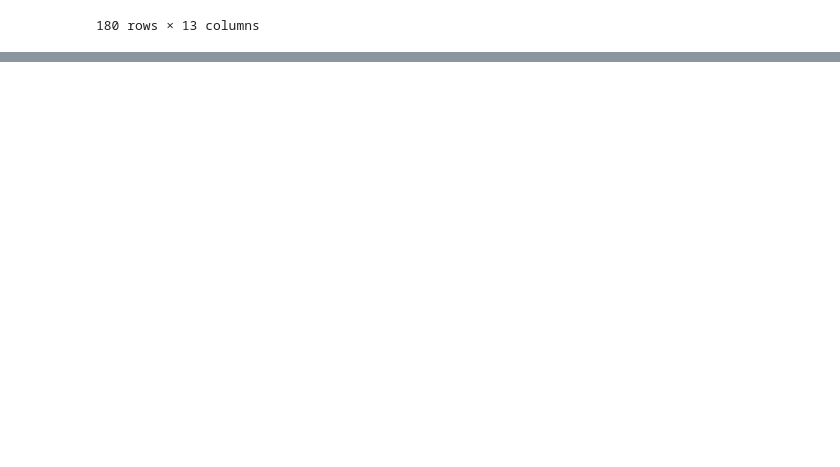
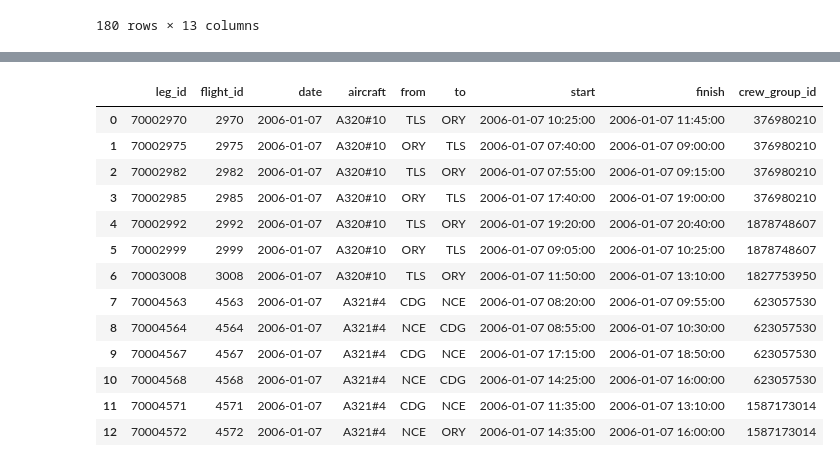
Before and after one commit to Naunn/QPoland-Hackathon-24, a Jupyter notebook: code/ILP.ipynb, the cells around one changed output, grey strips where cells are left out. Cells and saved outputs as stored; diff of their text form; code cells hidden in the pictures; blank space fills up the shorter version.

```diff
--- a/code/ILP.ipynb
+++ b/code/ILP.ipynb
@@ -189,0 +201,65 @@ np.float64(0.0)
+# %%
+# find values
+start = []
+leg_id = []
+for leg in results.columns:
+    start.append(
+        pd.to_datetime(
+            results[leg]
+            .dropna()
+            .drop_duplicates()
+            .index.strftime("%Y-%m-%d %H:%M:%S")
+            .tolist()[0]
+        )
+    )
+    leg_id.append(leg)
+
+new_schedule = pd.DataFrame({"leg_id": leg_id, "start": start})
+new_schedule["date"] = new_schedule["start"].dt.strftime("%Y-%m-%d")
+new_schedule = pd.merge(
+    new_schedule,
+    flights.loc[:, ["leg_id", "flight_id", "aircraft", "from", "to", "crew_group_id"]],
+    how="left",
+    on="leg_id",
+)
+
+new_schedule = (
+    pd.merge(
+        new_schedule,
+        routes.loc[:, ["from", "to", "distance"]],
+        how="left",
+    )
+    .assign(finish=lambda x: x.start + pd.to_timedelta(x.distance, unit="minutes"))
+    .drop("distance", axis=1)
+    .loc[
+        :,
+        [
+            "leg_id",
+            "flight_id",
+            "date",
+            "aircraft",
+            "from",
+            "to",
+            "start",
+            "finish",
+            "crew_group_id",
+        ],
+    ]
+)
+
+new_schedule
+# %% [output]
+|  | leg_id | flight_id | date | aircraft | from | to | start | finish | crew_group_id |
+| 0 | 70002970 | 2970 | 2006-01-07 | A320#10 | TLS | ORY | 2006-01-07 10:25:00 | 2006-01-07 11:45:00 | 376980210 |
+| 1 | 70002975 | 2975 | 2006-01-07 | A320#10 | ORY | TLS | 2006-01-07 07:40:00 | 2006-01-07 09:00:00 | 376980210 |
+| 2 | 70002982 | 2982 | 2006-01-07 | A320#10 | TLS | ORY | 2006-01-07 07:55:00 | 2006-01-07 09:15:00 | 376980210 |
+| 3 | 70002985 | 2985 | 2006-01-07 | A320#10 | ORY | TLS | 2006-01-07 17:40:00 | 2006-01-07 19:00:00 | 376980210 |
+| 4 | 70002992 | 2992 | 2006-01-07 | A320#10 | TLS | ORY | 2006-01-07 19:20:00 | 2006-01-07 20:40:00 | 1878748607 |
+| 5 | 70002999 | 2999 | 2006-01-07 | A320#10 | ORY | TLS | 2006-01-07 09:05:00 | 2006-01-07 10:25:00 | 1878748607 |
+| 6 | 70003008 | 3008 | 2006-01-07 | A320#10 | TLS | ORY | 2006-01-07 11:50:00 | 2006-01-07 13:10:00 | 1827753950 |
+| 7 | 70004563 | 4563 | 2006-01-07 | A321#4 | CDG | NCE | 2006-01-07 08:20:00 | 2006-01-07 09:55:00 | 623057530 |
+| 8 | 70004564 | 4564 | 2006-01-07 | A321#4 | NCE | CDG | 2006-01-07 08:55:00 | 2006-01-07 10:30:00 | 623057530 |
+| 9 | 70004567 | 4567 | 2006-01-07 | A321#4 | CDG | NCE | 2006-01-07 17:15:00 | 2006-01-07 18:50:00 | 623057530 |
+| 10 | 70004568 | 4568 | 2006-01-07 | A321#4 | NCE | CDG | 2006-01-07 14:25:00 | 2006-01-07 16:00:00 | 623057530 |
+| 11 | 70004571 | 4571 | 2006-01-07 | A321#4 | CDG | NCE | 2006-01-07 11:35:00 | 2006-01-07 13:10:00 | 1587173014 |
+| 12 | 70004572 | 4572 | 2006-01-07 | A321#4 | NCE | ORY | 2006-01-07 14:35:00 | 2006-01-07 16:00:00 | 1587173014 |
```
Also changed, not shown: parts of 27 cells of this notebook, 2 other files.
